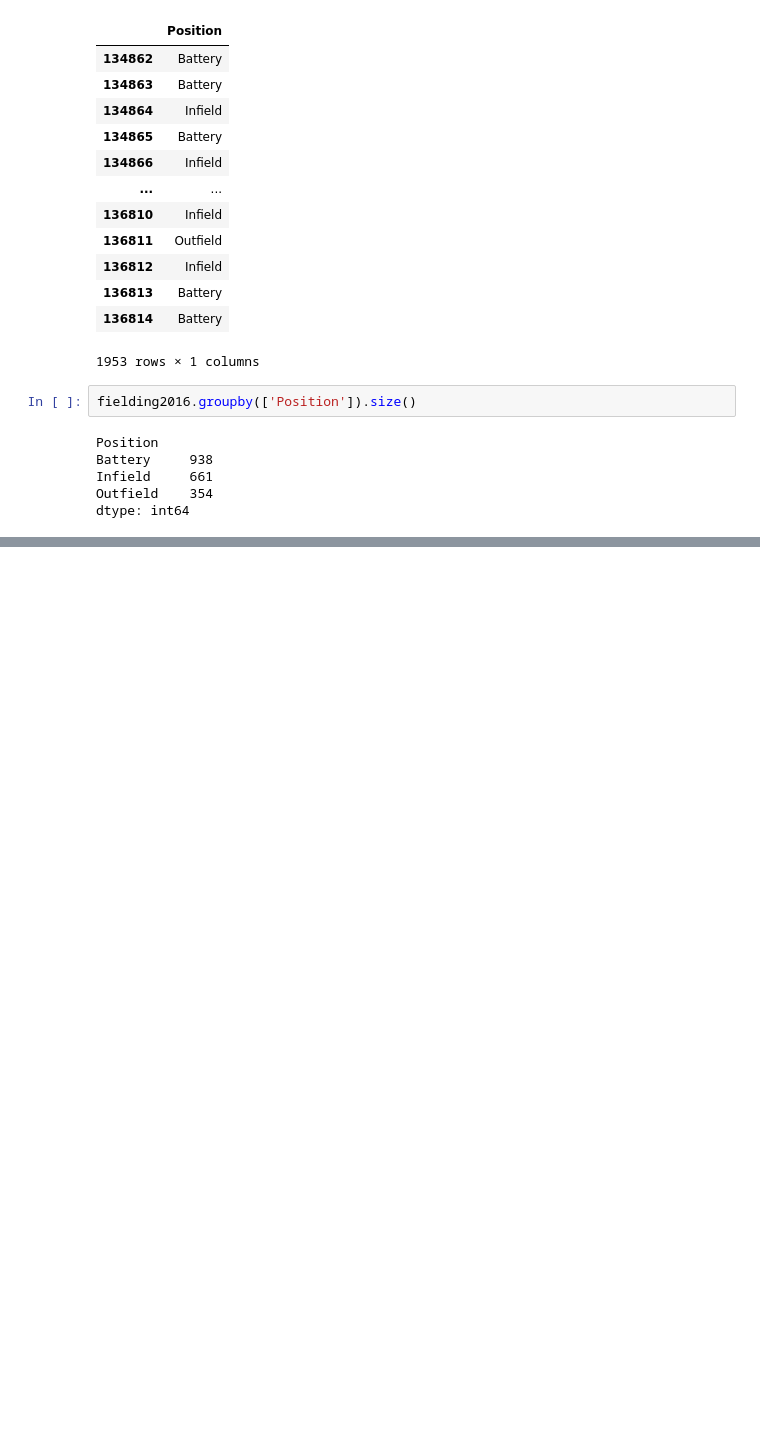
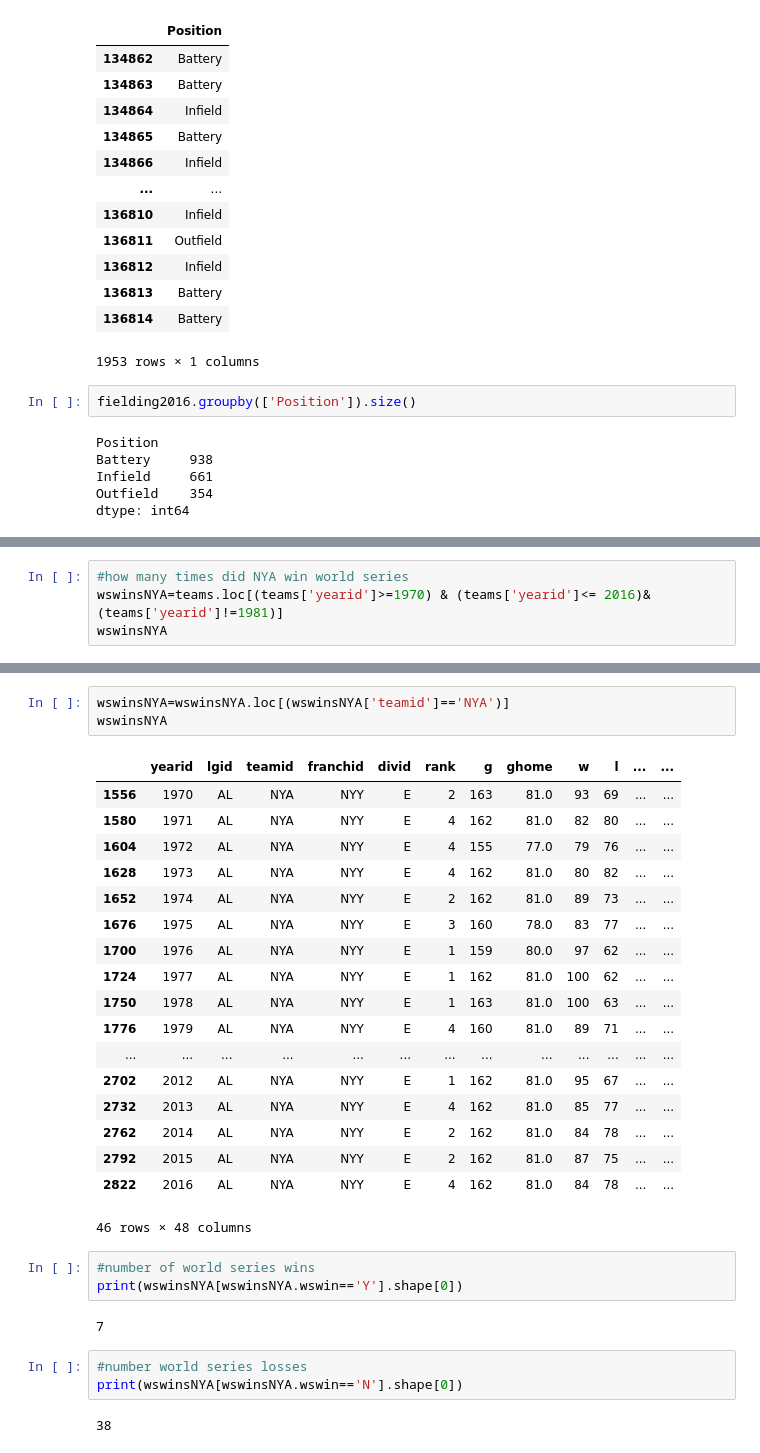
Before and after one commit to dhoza/lahman_baseball_python, a Jupyter notebook: Lahman_baseball_python.ipynb, the cells around one changed output, grey strips where cells are left out. Drawn from its saved outputs; the diff is of its cells as text; blank space fills up the shorter version.

```diff
--- a/Lahman_baseball_python.ipynb
+++ b/Lahman_baseball_python.ipynb
@@ -276,0 +345,4 @@ Name: Position, dtype: int64
+# %%
+#how many times did NYA win world series
+wswinsNYA=teams.loc[(teams['yearid']>=1970) & (teams['yearid']<= 2016)& (teams['yearid']!=1981)]
+wswinsNYA
@@ -276,0 +363,32 @@ Name: Position, dtype: int64
+# %%
+wswinsNYA=wswinsNYA.loc[(wswinsNYA['teamid']=='NYA')]
+wswinsNYA
+# %% [output]
+|  | yearid | lgid | teamid | franchid | divid | rank | g | ghome | w | l | ... | ... |
+| 1556 | 1970 | AL | NYA | NYY | E | 2 | 163 | 81.0 | 93 | 69 | ... | ... |
+| 1580 | 1971 | AL | NYA | NYY | E | 4 | 162 | 81.0 | 82 | 80 | ... | ... |
+| 1604 | 1972 | AL | NYA | NYY | E | 4 | 155 | 77.0 | 79 | 76 | ... | ... |
+| 1628 | 1973 | AL | NYA | NYY | E | 4 | 162 | 81.0 | 80 | 82 | ... | ... |
+| 1652 | 1974 | AL | NYA | NYY | E | 2 | 162 | 81.0 | 89 | 73 | ... | ... |
+| 1676 | 1975 | AL | NYA | NYY | E | 3 | 160 | 78.0 | 83 | 77 | ... | ... |
+| 1700 | 1976 | AL | NYA | NYY | E | 1 | 159 | 80.0 | 97 | 62 | ... | ... |
+| 1724 | 1977 | AL | NYA | NYY | E | 1 | 162 | 81.0 | 100 | 62 | ... | ... |
+| 1750 | 1978 | AL | NYA | NYY | E | 1 | 163 | 81.0 | 100 | 63 | ... | ... |
+| 1776 | 1979 | AL | NYA | NYY | E | 4 | 160 | 81.0 | 89 | 71 | ... | ... |
+| ... | ... | ... | ... | ... | ... | ... | ... | ... | ... | ... | ... | ... |
+| 2702 | 2012 | AL | NYA | NYY | E | 1 | 162 | 81.0 | 95 | 67 | ... | ... |
+| 2732 | 2013 | AL | NYA | NYY | E | 4 | 162 | 81.0 | 85 | 77 | ... | ... |
+| 2762 | 2014 | AL | NYA | NYY | E | 2 | 162 | 81.0 | 84 | 78 | ... | ... |
+| 2792 | 2015 | AL | NYA | NYY | E | 2 | 162 | 81.0 | 87 | 75 | ... | ... |
+| 2822 | 2016 | AL | NYA | NYY | E | 4 | 162 | 81.0 | 84 | 78 | ... | ... |
+46 rows × 48 columns
+# %%
+#number of world series wins
+print(wswinsNYA[wswinsNYA.wswin=='Y'].shape[0])
+# %% [output]
+7
+# %%
+#number world series losses
+print(wswinsNYA[wswinsNYA.wswin=='N'].shape[0])
+# %% [output]
+38
```
Also changed, not shown: parts of 32 cells of this notebook.
